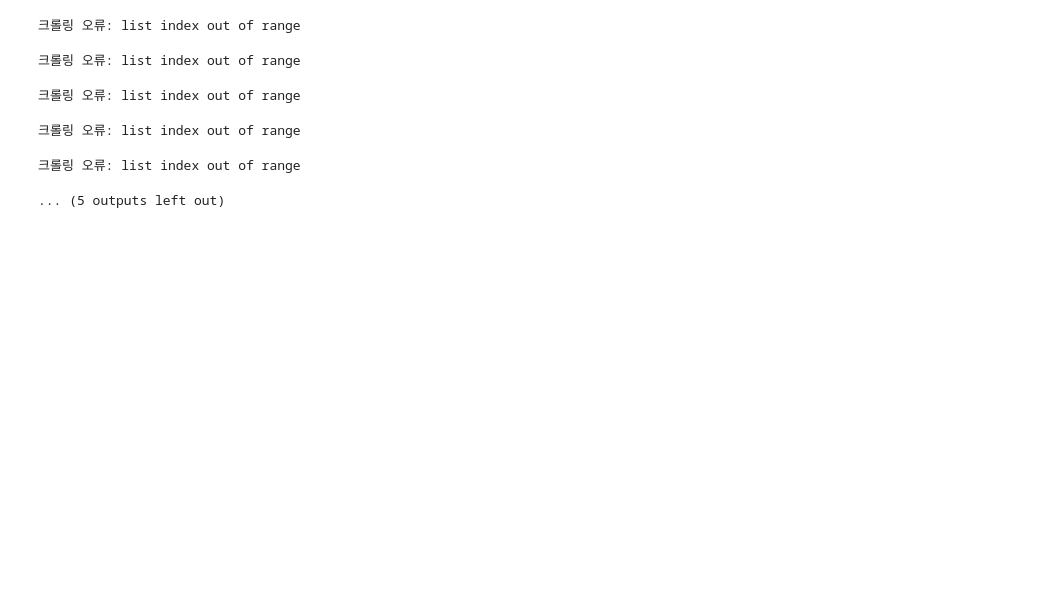
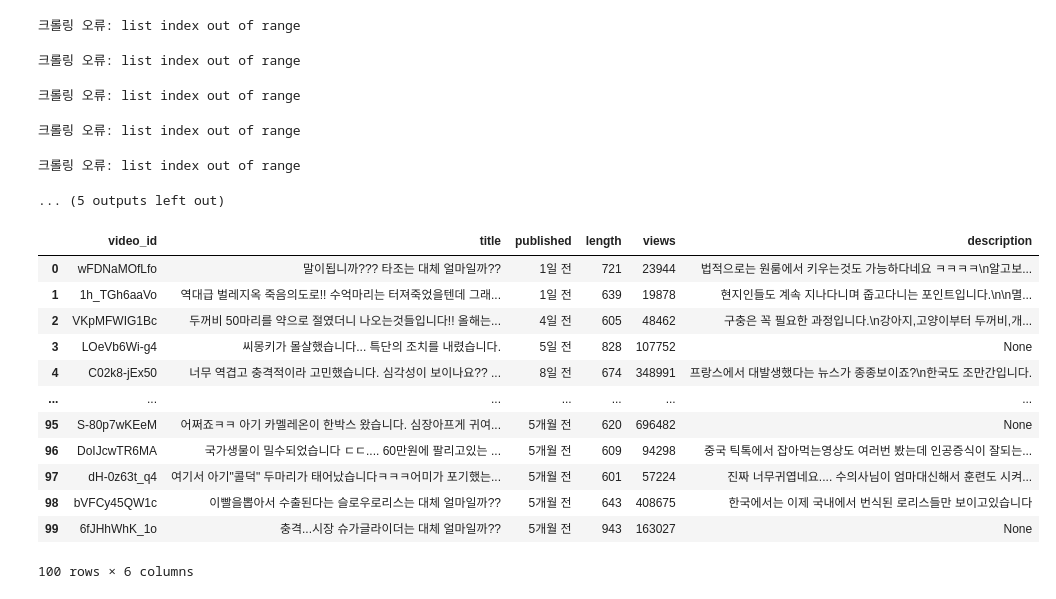
Before and after one commit to yerinsally/Sandbox, a Jupyter notebook: crawling/yt_views_tiering.ipynb, the cells around one changed output. Drawn from its saved outputs; the diff is of its cells as text; code cells hidden in the pictures; blank space fills up the shorter version.

```diff
--- a/crawling/yt_views_tiering.ipynb
+++ b/crawling/yt_views_tiering.ipynb
@@ -150,3 +150,21 @@ result_df_2
 # data_3 = Channel.About(channel_id='UCiUbJuYVtmxAVDbXuoeZDlw').extract()
 # df_3 = pd.DataFrame(data_3)
 # df_3
+# %%
+data = Channel.Videos(channel_id='UCwl9OALh8IMwSv_kFdHlMDA').extract()
+df = pd.DataFrame(data)
+df
+# %% [output]
+|  | video_id | title | published | length | views | description |
+| 0 | wFDNaMOfLfo | 말이됩니까??? 타조는 대체 얼마일까?? | 1일 전 | 721 | 23944 | 법적으로는 원룸에서 키우는것도 가능하다네요 ㅋㅋㅋㅋ\n알고보... |
+| 1 | 1h_TGh6aaVo | 역대급 벌레지옥 죽음의도로!! 수억마리는 터져죽었을텐데 그래... | 1일 전 | 639 | 19878 | 현지인들도 계속 지나다니며 줍고다니는 포인트입니다.\n\n멸... |
+| 2 | VKpMFWIG1Bc | 두꺼비 50마리를 약으로 절였더니 나오는것들입니다!! 올해는... | 4일 전 | 605 | 48462 | 구충은 꼭 필요한 과정입니다.\n강아지,고양이부터 두꺼비,개... |
+| 3 | LOeVb6Wi-g4 | 씨몽키가 몰살했습니다... 특단의 조치를 내렸습니다. | 5일 전 | 828 | 107752 | None |
+| 4 | C02k8-jEx50 | 너무 역겹고 충격적이라 고민했습니다. 심각성이 보이나요?? ... | 8일 전 | 674 | 348991 | 프랑스에서 대발생했다는 뉴스가 종종보이죠?\n한국도 조만간입니다. |
+| ... | ... | ... | ... | ... | ... | ... |
+| 95 | S-80p7wKEeM | 어쩌죠ㅋㅋ 아기 카멜레온이 한박스 왔습니다. 심장아프게 귀여... | 5개월 전 | 620 | 696482 | None |
+| 96 | DoIJcwTR6MA | 국가생물이 밀수되었습니다 ㄷㄷ.... 60만원에 팔리고있는 ... | 5개월 전 | 609 | 94298 | 중국 틱톡에서 잡아먹는영상도 여러번 봤는데 인공증식이 잘되는... |
+| 97 | dH-0z63t_q4 | 여기서 아기"콜덕" 두마리가 태어났습니다ㅋㅋㅋ어미가 포기했는... | 5개월 전 | 601 | 57224 | 진짜 너무귀엽네요.... 수의사님이 엄마대신해서 훈련도 시켜... |
+| 98 | bVFCy45QW1c | 이빨을뽑아서 수출된다는 슬로우로리스는 대체 얼마일까?? | 5개월 전 | 643 | 408675 | 한국에서는 이제 국내에서 번식된 로리스들만 보이고있습니다 |
+| 99 | 6fJHhWhK_1o | 충격...시장 슈가글라이더는 대체 얼마일까?? | 5개월 전 | 943 | 163027 | None |
+100 rows × 6 columns
```
Also changed, not shown: parts of 3 cells of this notebook, 5 other files.
